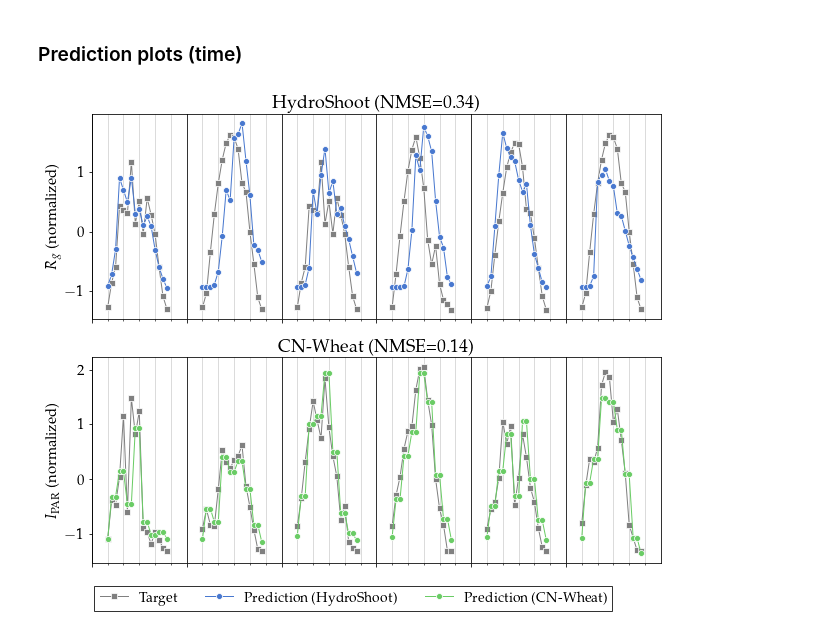
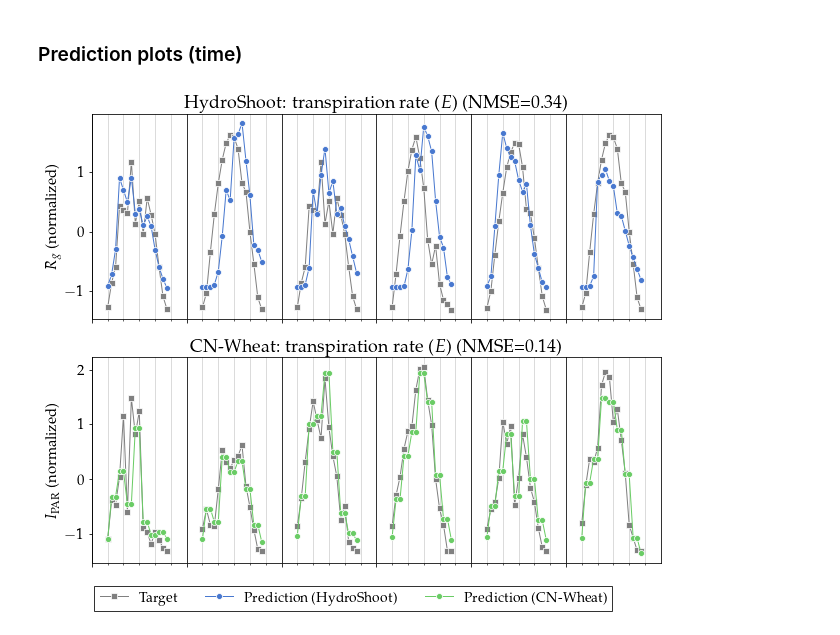
Before and after one commit to mcndt/thesis-plant-reservoir-computing, a Jupyter notebook: notebooks/regression_tests/Figures_Predictions_input_phys.ipynb, the cells around one changed output. Cells and saved outputs as stored; diff of their text form; code cells hidden in the pictures.

```diff
--- a/notebooks/regression_tests/Figures_Predictions_input_phys.ipynb
+++ b/notebooks/regression_tests/Figures_Predictions_input_phys.ipynb
@@ -213,7 +213,7 @@ with plt.style.context('seaborn-muted'):
 
   # labels
   ax.set_ylabel(r'$R_g$ (normalized)')
-  ax.set_title(f'HydroShoot (NMSE={hs_score:.2f})')
+  ax.set_title(f'HydroShoot: transpiration rate ($E$) (NMSE={hs_score:.2f})')
 
   # cleanup
   ax.get_legend().remove()
@@ -238,32 +238,32 @@ with plt.style.context('seaborn-muted'):
     plot_time = time[time_start:time_end]
 
 
     sns.lineplot(data=plot_data, x=plot_time, y=f'{cn_target}__true', color='grey', linewidth=1, ax=ax, marker='s')
     if i_sample == 0:
       sns.lineplot(data=plot_data, x=plot_time, y=f'{cn_target}__{cn_reservoir}', color=colors[1], linewidth=1, ax=ax, marker='o', label='Prediction (CN-Wheat)')
     else:
       sns.lineplot(data=plot_data, x=plot_time, y=f'{cn_target}__{cn_reservoir}', color=colors[1], linewidth=1, ax=ax, marker='o')
 
   # axes
   ax.xaxis.set_major_locator(FixedLocator(time[::sample_width]))
   ax.xaxis.set_minor_locator(FixedLocator(time[::4]))
   ax.xaxis.set_major_formatter(FixedFormatter(['' * len(time[::sample_width])]))
   ax.set_axisbelow(True)
   ax.grid(axis='x', color='black', linewidth=0.8, which='major')
   ax.grid(axis='x', color='lightgrey', linewidth=0.8, which='minor')
   ax.set_xlim(0, width)
 
   # labels
   ax.set_ylabel(r'$I_{\text{PAR}}$ (normalized)')
-  ax.set_title(f'CN-Wheat (NMSE={cn_score:.2f})')
+  ax.set_title(f'CN-Wheat: transpiration rate ($E$) (NMSE={cn_score:.2f})')
 
   # cleanup
   ax.get_legend().remove()
 
   ### FINAL FIGURE ###
   fig.legend(loc='lower center', fancybox=False, shadow=False, ncol=5,
                  frameon=True, edgecolor='black', bbox_to_anchor=(0.5, -0.07), fontsize=14)
   plt.tight_layout()
   plt.savefig('regression_res_prediction.png', dpi=200, facecolor='white', bbox_inches='tight')
 # %% [output]
-[figure, old version]
+[figure, new version]
```
Also changed, not shown: parts of 1 cell of this notebook, 1 other file.
